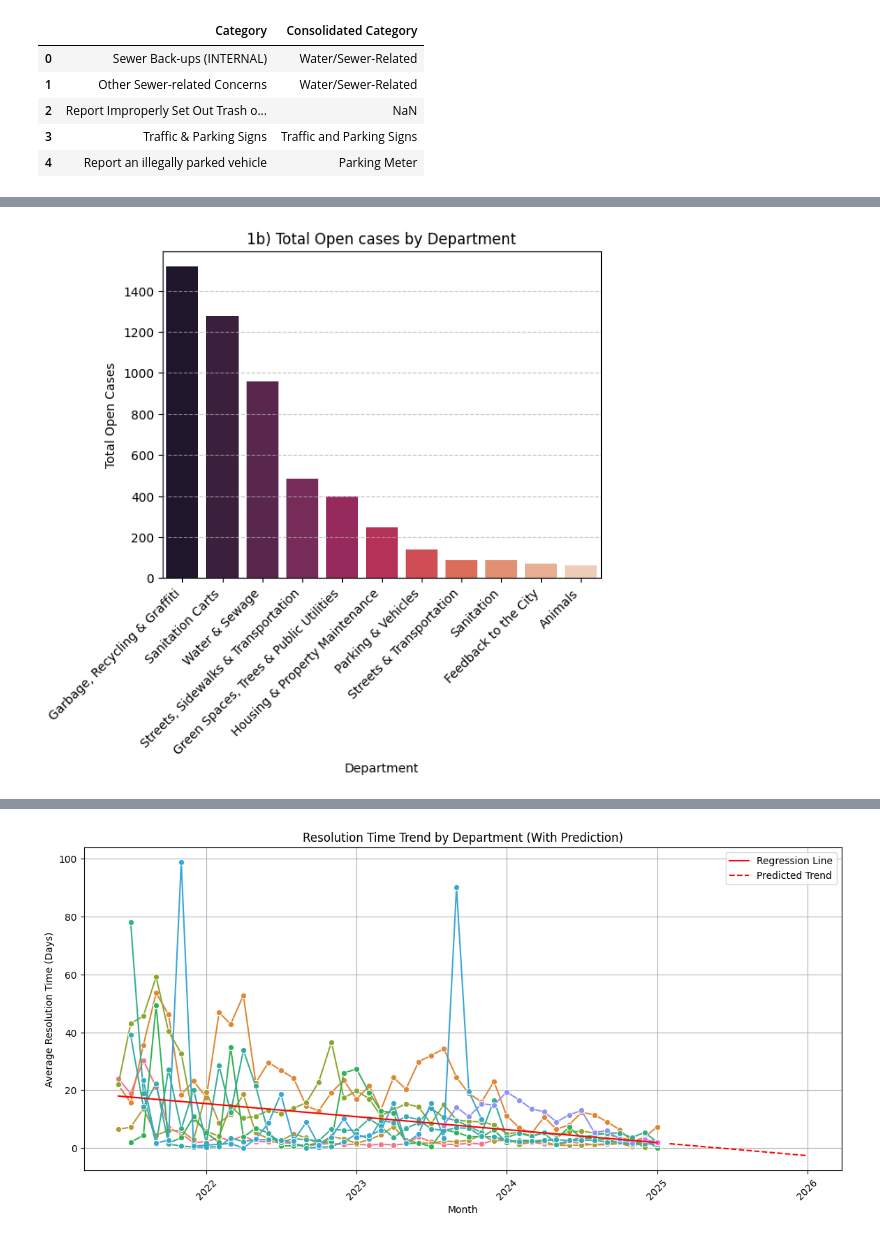
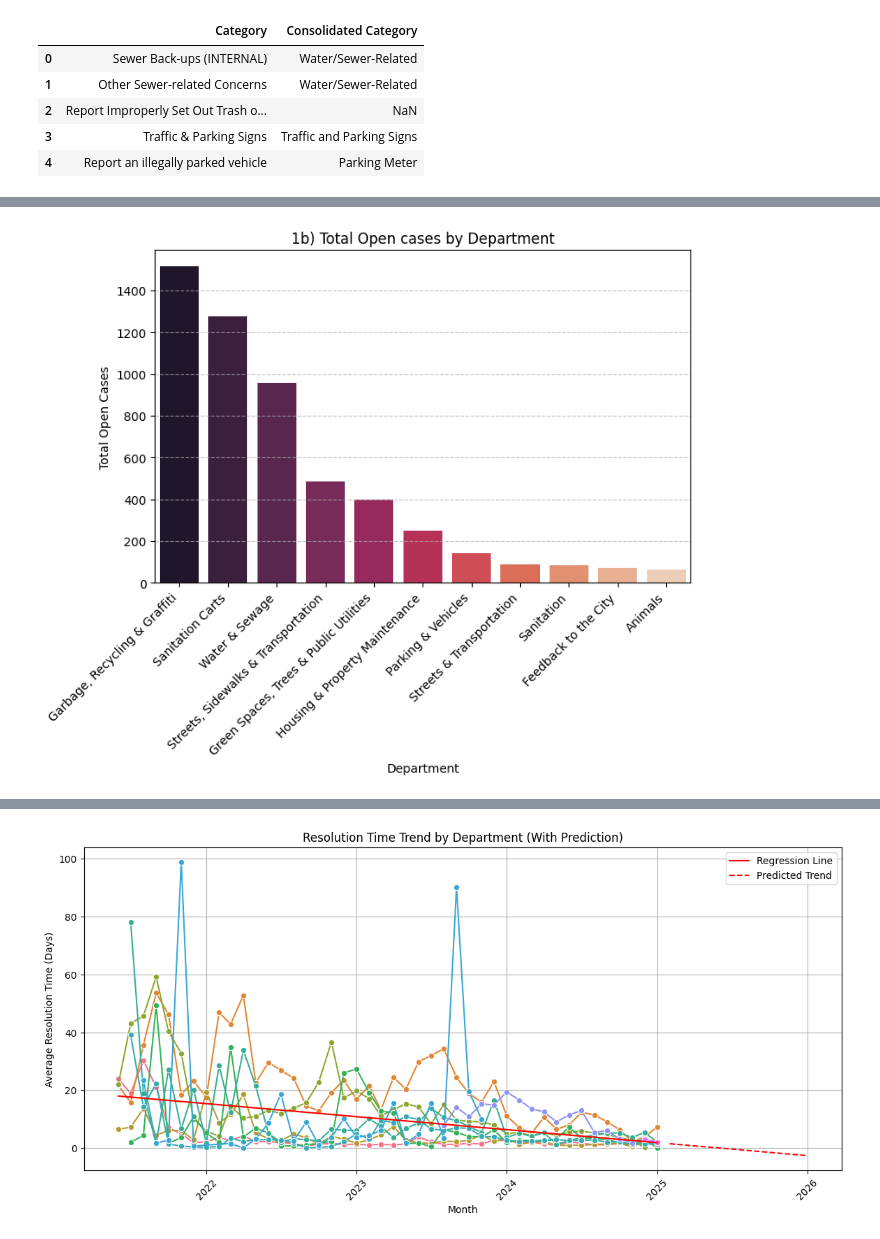
Before and after one commit to Daniwave100/Analyzing-Syracuse-Municipal-Complaint-Resolution, a Jupyter notebook: DataExploration.ipynb, the cells around one changed output, grey strips where cells are left out. Saved outputs shown, nothing was run; the diff lists cells and outputs as text; code cells hidden in the pictures.

```diff
--- a/DataExploration.ipynb
+++ b/DataExploration.ipynb
@@ -230,25 +256,26 @@ plt.show()
 # %%
 # this is how many unresolved cases we have by department
 
 departmentNulls = {}
 for department in data["Agency_Name"].unique():
     departmentNulls[department] = data[data["Agency_Name"] == department]["Minutes_to_Close"].isnull().sum()
 
 import matplotlib.pyplot as plt
 # plot Open cases by Issue Category
 
 df = pd.DataFrame(departmentNulls.items(), columns=["Department", "Open Cases"])
 newdf = df[df["Open Cases"] > 5].sort_values("Open Cases", ascending=False)
 
+plt.figure(figsize=(8, 5))
 sns.barplot(data=newdf, x="Department", y="Open Cases", hue="Department", palette="rocket")
 plt.xticks(rotation=45, ha="right")  # Rotate 45 degrees and align text to the right
 plt.title("1b) Total Open cases by Department")
 plt.ylabel("Total Open Cases")
 plt.grid(axis="y", linestyle="--", alpha=0.7)
 
 plt.show()
 # %% [output]
-[figure, old version]
+[figure, new version]
 # %% [markdown]
 -----------------------------------------------------
 
```
Also changed, not shown: parts of 13 cells of this notebook.
